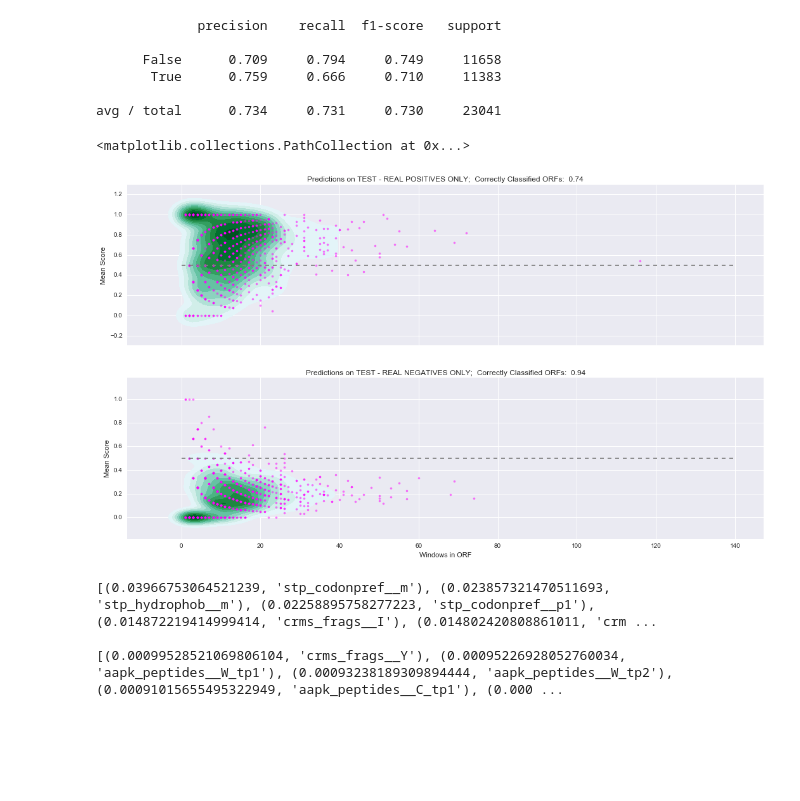
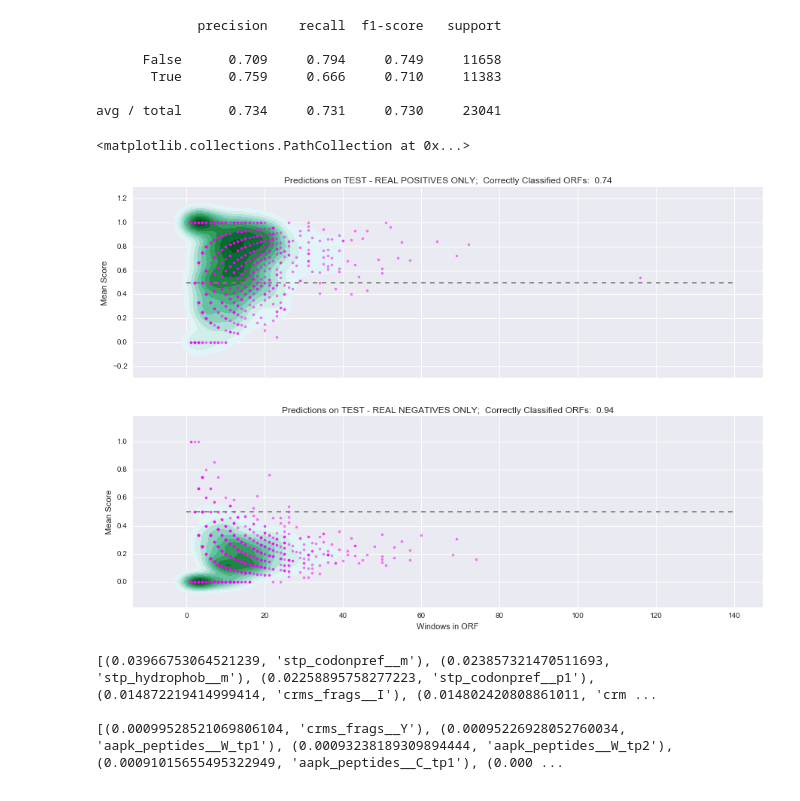
Before and after one commit to EndyLab/ShadowProteome, a Jupyter notebook: src/FeatureEngineering_v01.ipynb, the cells around one changed output. Cells and saved outputs as stored; diff of their text form; code cells hidden in the pictures; blank space fills up the shorter version.

```diff
--- a/src/FeatureEngineering_v01.ipynb
+++ b/src/FeatureEngineering_v01.ipynb
@@ -155,27 +154,27 @@ results['predict'] = model.predict(test_features)
 # %%
 summary = pd.DataFrame()
 summary['avg'] = results.predict.groupby(results.idg).mean()
 summary['n'] = results.predict.groupby(results.idg).count()
 
 stat0 = summary[summary.index > 0][summary.avg >= .5].avg.count()/summary[summary.index > 0].shape[0]
 stat1 = summary[summary.index <= 0][summary.avg < .5].avg.count()/summary[summary.index <= 0].shape[0]
 
 # ax = summary.tail(-1).plot(kind='scatter', x='n', y='avg', )
-fig,ax = plt.subplots(nrows=2,figsize=(18,10),sharex=True)
+fig,ax = plt.subplots(nrows=2,figsize=(15,10),sharex=True)
 ax[0].set_title('Predictions on TEST - REAL POSITIVES ONLY;  Correctly Classified ORFs:  {0:.{1}f}'.format(stat0,2))
 ax[1].set_title('Predictions on TEST - REAL NEGATIVES ONLY;  Correctly Classified ORFs:  {0:.{1}f}'.format(stat1,2))
 ax[1].set_xlabel('Windows in ORF')
 ax[0].set_ylabel('Mean Score')
 ax[1].set_ylabel('Mean Score')
 ax[0].hlines(.5,0,140,linestyles='dashed', color='grey')
 ax[1].hlines(.5,0,140,linestyles='dashed', color='grey')
 sns.kdeplot(summary[summary.index > 0][['n','avg']], shade=True, shade_lowest=False, ax=ax[0])
 sns.kdeplot(summary[summary.index <= 0][['n','avg']], shade=True, shade_lowest=False, ax=ax[1])
 ax[0].scatter(summary[summary.index > 0].n, summary[summary.index > 0].avg, color='magenta', alpha=.5, s=10)
 ax[1].scatter(summary[summary.index <= 0].n, summary[summary.index <= 0].avg, color='magenta', alpha=.5, s=10)
 # %% [output]
 <matplotlib.collections.PathCollection at 0x...>
-[figure, old version]
+[figure, new version]
 # %%
 feature_weights_ = sorted(zip(model.feature_importances_, FU_idx), reverse=True)
 print(feature_weights_[:20])
```
Also changed, not shown: parts of 1 cell of this notebook, 4 other files.
